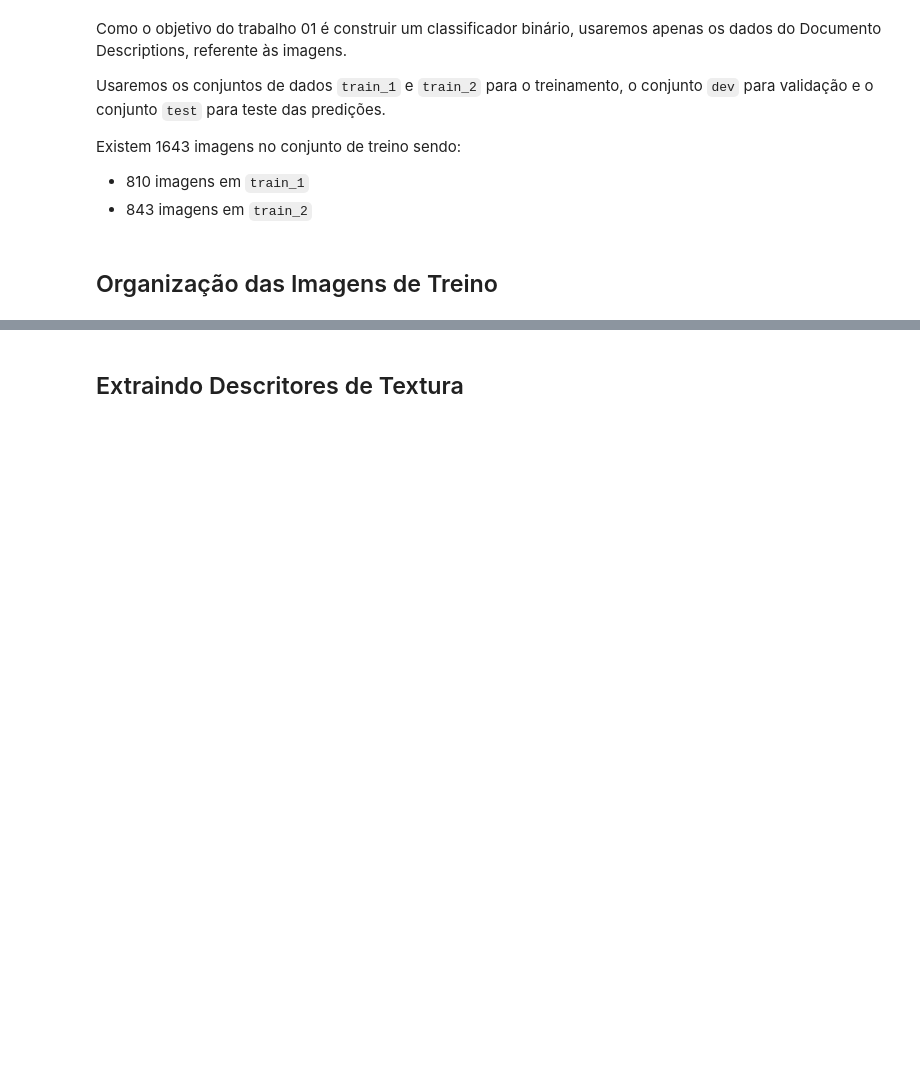
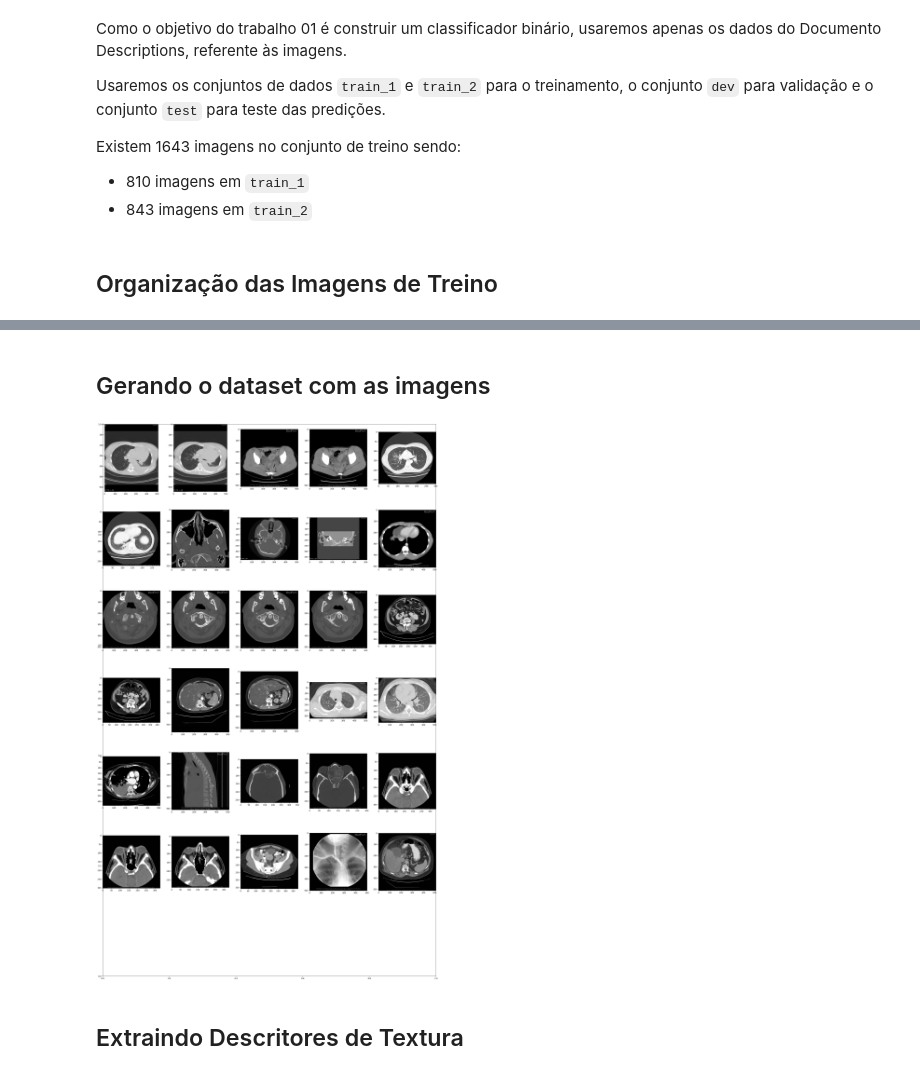
Before and after one commit to ivpinheiro/SCC0270-redes-neurais, a Jupyter notebook: Trabalho_1.ipynb, the cells around one changed output, grey strips where cells are left out. Cells and saved outputs as stored; diff of their text form; code cells hidden in the pictures; blank space fills up the shorter version.

Commit message:
atualiza notebook com dataset de imagens criado

```diff
--- a/Trabalho_1.ipynb
+++ b/Trabalho_1.ipynb
@@ -203,7 +207,26 @@ images = []
 train_img_path = read_train_data(DESCRIPTIONS_TRAIN_PATH)['image']
 
 for img_name in train_img_path:
-    img_name = img_name + ".png"
+    img_name = "./MedPix-2.0/images/" + img_name + ".png"
     images.append(img_name)
+# %% [markdown]
+## Gerando o dataset com as imagens
+# %%
+train_img_df = []
+for img_url in images:
+    try:
+        image = io.imread(img_url)
+        image = cv2.cvtColor(image, cv2.COLOR_BGR2RGB)
+        train_img_df.append(image)
+    except:
+        print("Warning:", img_url)
+# %%
+plt.subplots(figsize=(30,50))
+columns=5
+for i, image in enumerate(train_img_df[:30]):
+    plt.subplot(int(len(train_img_df[:30]) / columns + 1), columns, i + 1)
+    plt.imshow(cv2.cvtColor(image, cv2.COLOR_RGB2BGR))
+# %% [output]
+[figure, added]
 # %% [markdown]
 ## Extraindo Descritores de Textura
```
Also changed, not shown: parts of 1 cell of this notebook.
